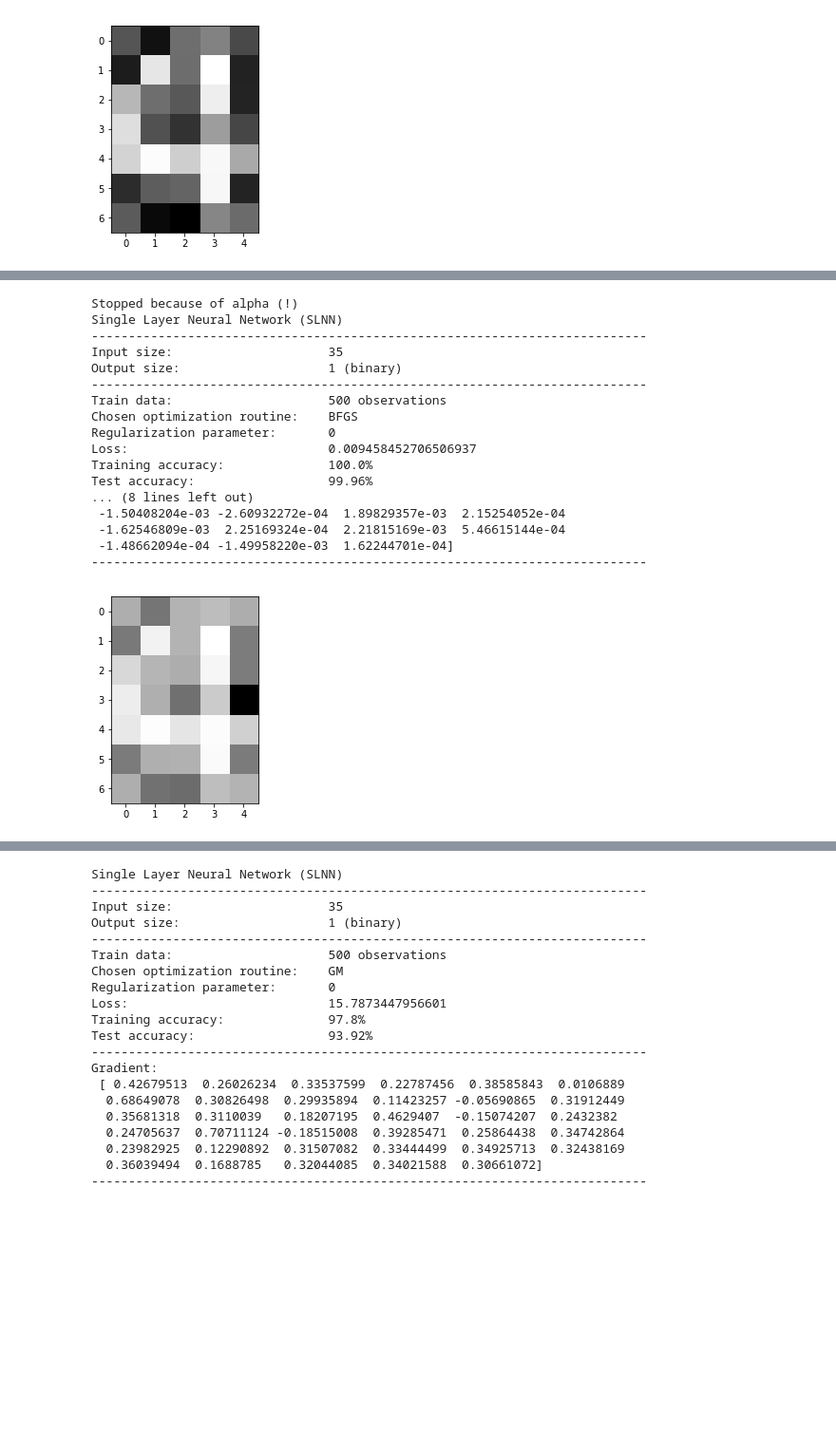
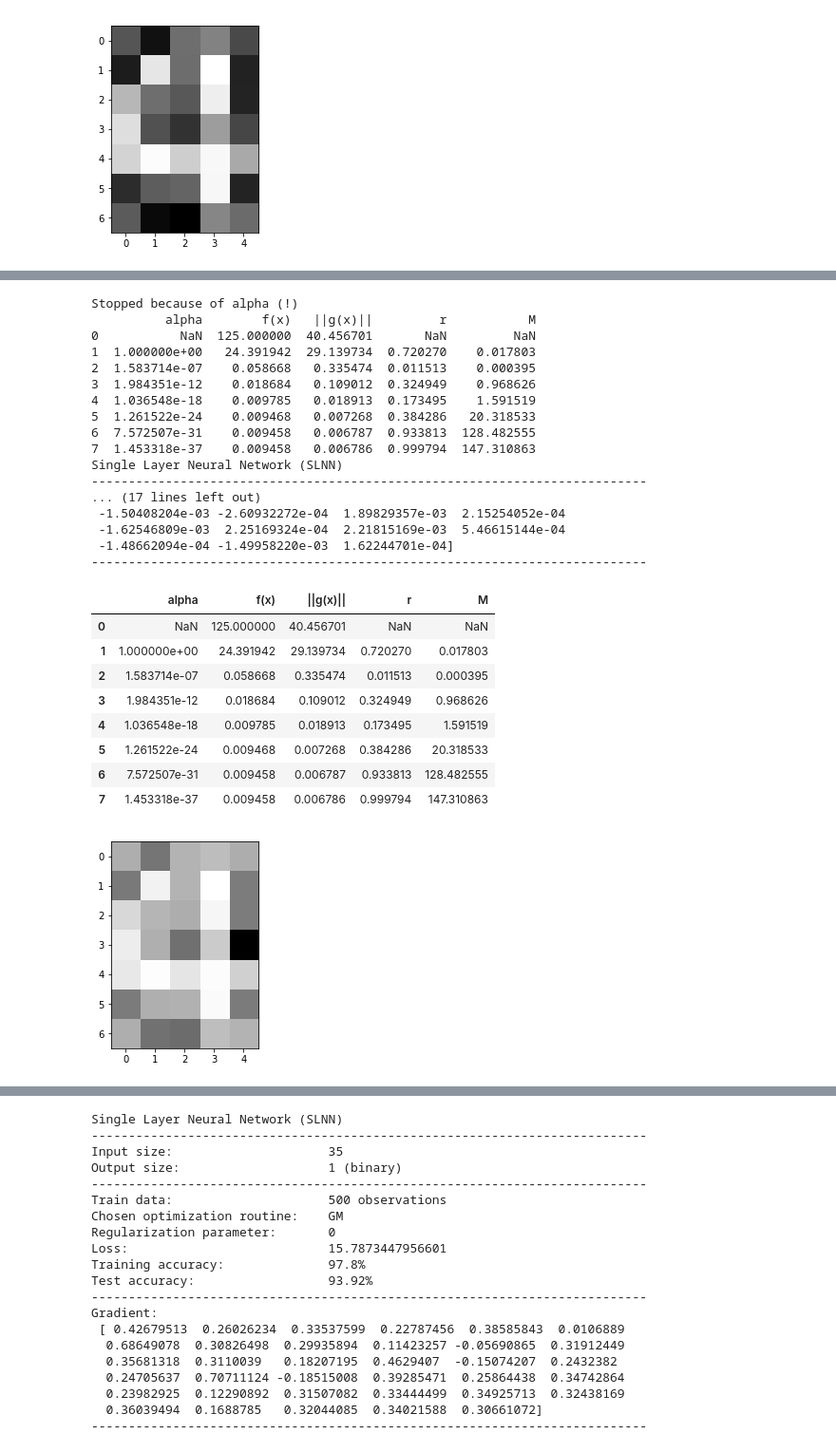
Before and after one commit to margaritageleta/SLNN, a Jupyter notebook: Untitled1.ipynb, the cells around one changed output, grey strips where cells are left out. Shown: that part at 95% size. Drawn from its saved outputs; the diff is of its cells as text; code cells hidden in the pictures; blank space fills up the shorter version.

```diff
--- a/Untitled1.ipynb
+++ b/Untitled1.ipynb
@@ -331,24 +278,34 @@ plt.plot(data['||g(x)||'])
 # %%
 train, test, ytr, yte = gen_data(123456, 500, [4], 0.5, 0.1)
 net = SLNN()
 net.train("BFGS", train, ytr)
-data = net.summary(test, yte)
+dataBFGS = net.summary(test, yte)
+dataBFGS
 # %% [output]
 Stopped because of alpha (!)
+          alpha        f(x)   ||g(x)||         r           M
+0           NaN  125.000000  40.456701       NaN         NaN
+1  1.000000e+00   24.391942  29.139734  0.720270    0.017803
+2  1.583714e-07    0.058668   0.335474  0.011513    0.000395
+3  1.984351e-12    0.018684   0.109012  0.324949    0.968626
+4  1.036548e-18    0.009785   0.018913  0.173495    1.591519
+5  1.261522e-24    0.009468   0.007268  0.384286   20.318533
+6  7.572507e-31    0.009458   0.006787  0.933813  128.482555
+7  1.453318e-37    0.009458   0.006786  0.999794  147.310863
 Single Layer Neural Network (SLNN)
 ---------------------------------------------------------------------------
-Input size:                     35
-Output size:                    1 (binary)
----------------------------------------------------------------------------
-Train data:                     500 observations
-Chosen optimization routine:    BFGS
-Regularization parameter:       0
-Loss:                           0.009458452706506937
-Training accuracy:              100.0%
-Test accuracy:                  99.96%
-... (8 lines left out)
+... (17 lines left out)
  -1.50408204e-03 -2.60932272e-04  1.89829357e-03  2.15254052e-04
  -1.62546809e-03  2.25169324e-04  2.21815169e-03  5.46615144e-04
  -1.48662094e-04 -1.49958220e-03  1.62244701e-04]
 ---------------------------------------------------------------------------
+|  | alpha | f(x) | ||g(x)|| | r | M |
+| 0 | NaN | 125.000000 | 40.456701 | NaN | NaN |
+| 1 | 1.000000e+00 | 24.391942 | 29.139734 | 0.720270 | 0.017803 |
+| 2 | 1.583714e-07 | 0.058668 | 0.335474 | 0.011513 | 0.000395 |
+| 3 | 1.984351e-12 | 0.018684 | 0.109012 | 0.324949 | 0.968626 |
+| 4 | 1.036548e-18 | 0.009785 | 0.018913 | 0.173495 | 1.591519 |
+| 5 | 1.261522e-24 | 0.009468 | 0.007268 | 0.384286 | 20.318533 |
+| 6 | 7.572507e-31 | 0.009458 | 0.006787 | 0.933813 | 128.482555 |
+| 7 | 1.453318e-37 | 0.009458 | 0.006786 | 0.999794 | 147.310863 |
 [figure]
```
Also changed, not shown: parts of 15 cells of this notebook.
